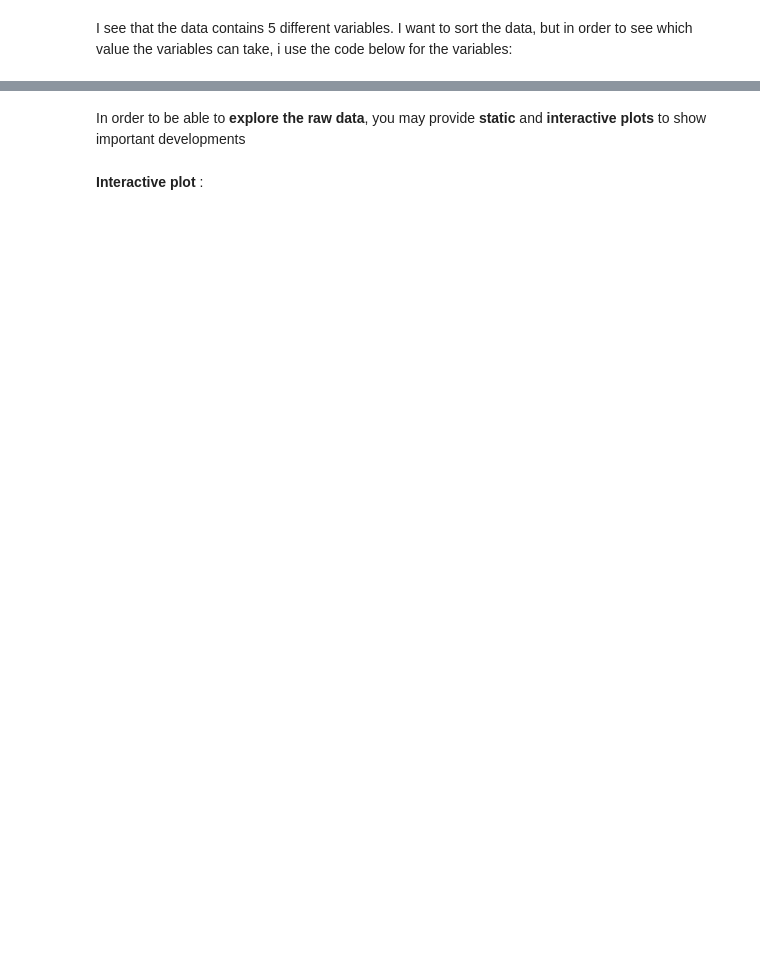
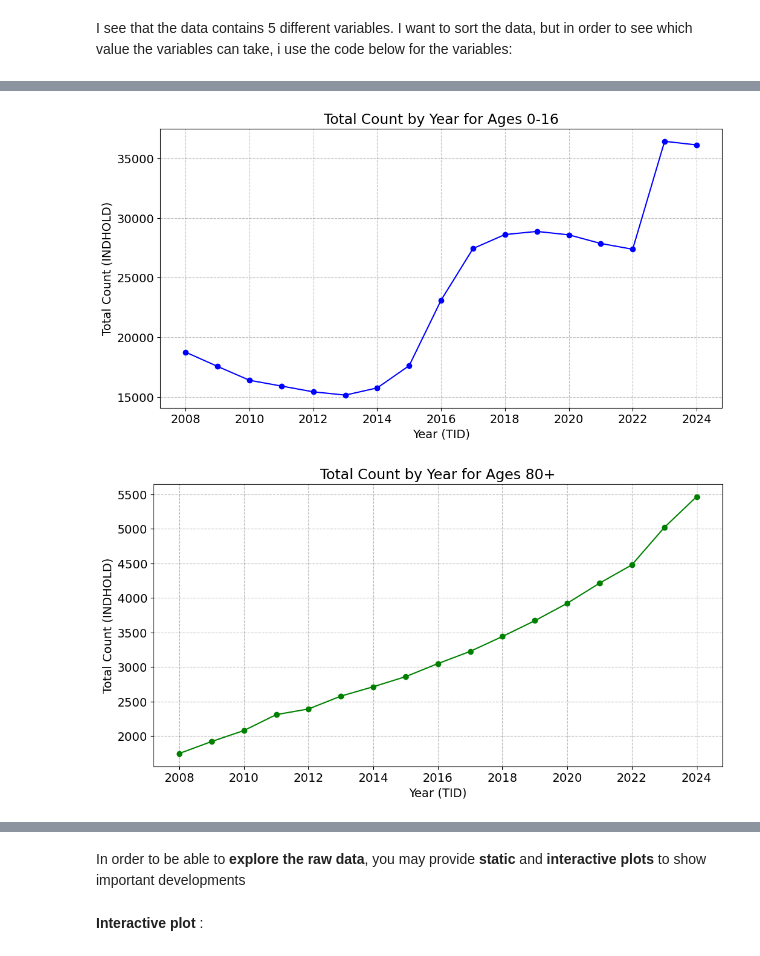
Before and after one commit to NumEconCopenhagen/projects-2024-team-westenholz, a Jupyter notebook: dataproject/dataproject.ipynb, the cells around one changed output, grey strips where cells are left out. Cells and saved outputs as stored; diff of their text form; code cells hidden in the pictures; blank space fills up the shorter version.

```diff
--- a/dataproject/dataproject.ipynb
+++ b/dataproject/dataproject.ipynb
@@ -132,0 +240,36 @@ AttributeError: 'DataFrame' object has no attribute '_define_base_params'
+# %%
+import matplotlib.pyplot as plt
+
+# Ensure 'ALDER' is already converted to the correct format as per previous instructions
+
+# Define the age ranges, directly as strings
+young_age_range = [str(age) for age in range(0, 17)]  # 0-16 years
+# For senior ages, add the specific string that represents ages 105 and above if it exists in your dataset
+senior_age_range = [str(age) for age in range(80, 106)] + ['105 and above']
+
+# Filter the dataframe for the young age range and group by 'TID'
+young_totals = POP[POP['ALDER'].isin(young_age_range)].groupby('TID')['INDHOLD'].sum().reset_index()
+
+# Filter the dataframe for the senior age range and group by 'TID'
+senior_totals = POP[POP['ALDER'].isin(senior_age_range)].groupby('TID')['INDHOLD'].sum().reset_index()
+
+# Plot for young age range
+plt.figure(figsize=(12, 6))
+plt.plot(young_totals['TID'], young_totals['INDHOLD'], '-o', color='blue')
+plt.title('Total Count by Year for Ages 0-16')
+plt.xlabel('Year (TID)')
+plt.ylabel('Total Count (INDHOLD)')
+plt.grid(True)
+plt.show()
+
+# Plot for senior age range
+plt.figure(figsize=(12, 6))
+plt.plot(senior_totals['TID'], senior_totals['INDHOLD'], '-o', color='green')
+plt.title('Total Count by Year for Ages 80+')
+plt.xlabel('Year (TID)')
+plt.ylabel('Total Count (INDHOLD)')
+plt.grid(True)
+plt.show()
+# %% [output]
+[figure, added]
+[figure, added]
```
Also changed, not shown: parts of 24 cells of this notebook, 3 other files.
